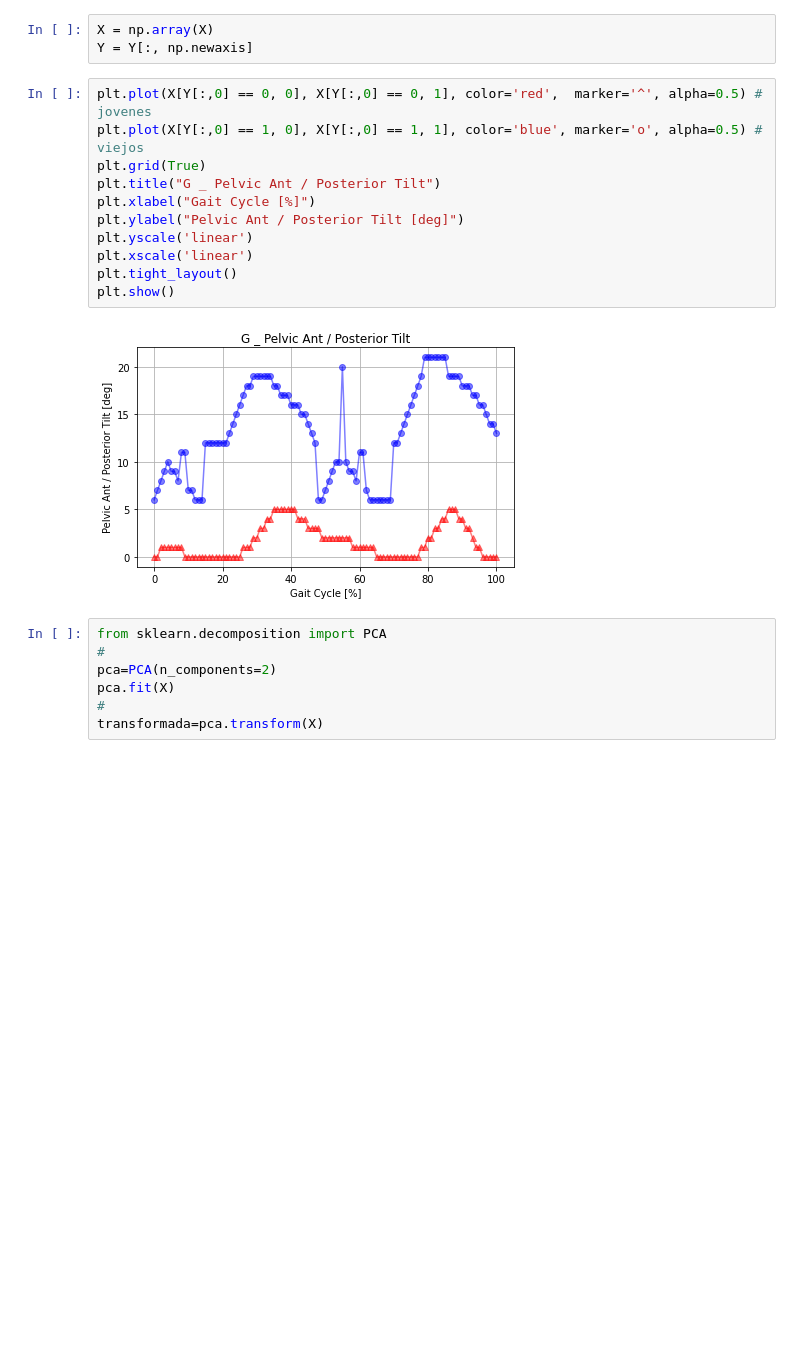
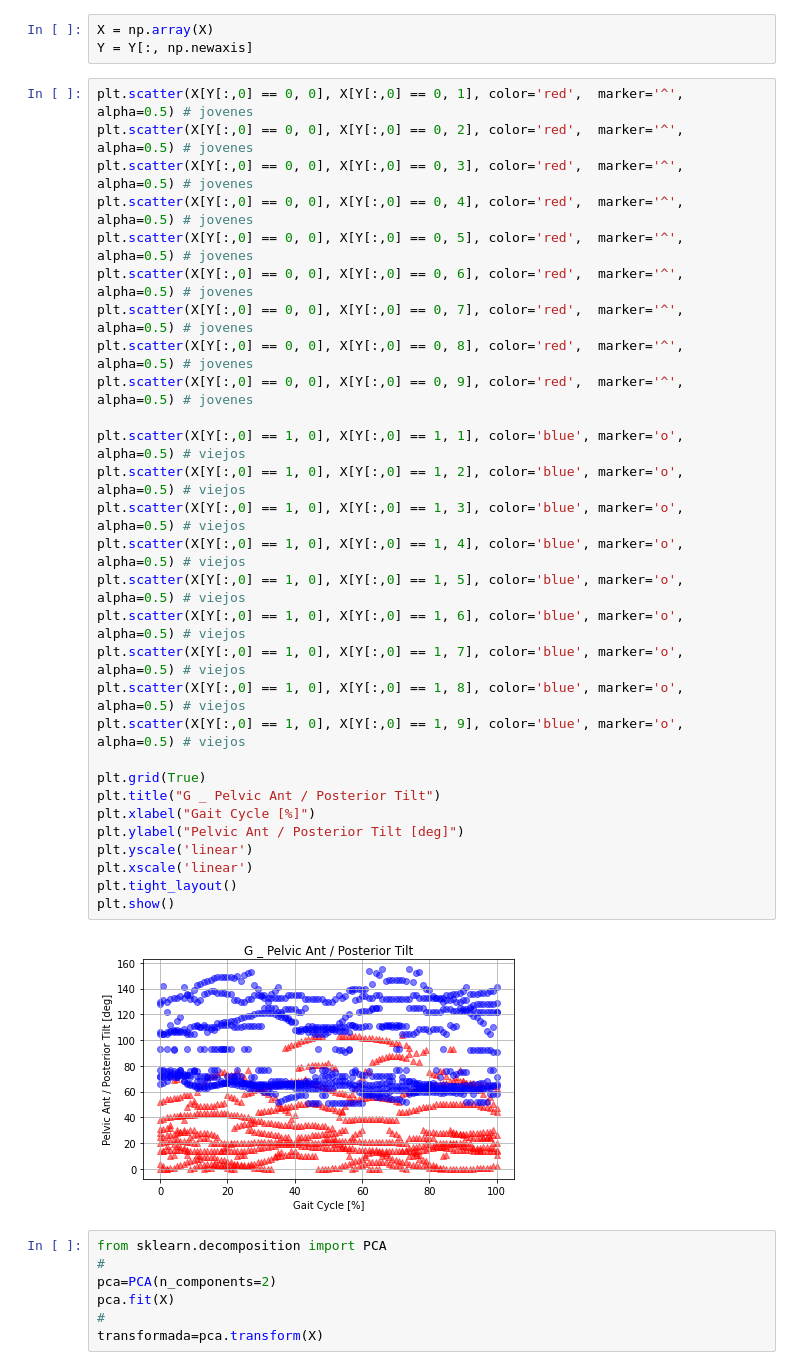
Before and after one commit to Beta628427/Tesis, a Jupyter notebook: 2_Beta___Cod/Beta_PCA/PCA_Cod_master_v1.ipynb, the cells around one changed output. Drawn from its saved outputs; the diff is of its cells as text; blank space fills up the shorter version.

```diff
--- a/2_Beta___Cod/Beta_PCA/PCA_Cod_master_v1.ipynb
+++ b/2_Beta___Cod/Beta_PCA/PCA_Cod_master_v1.ipynb
@@ -65,19 +83,37 @@ Name: 0, Length: 202, dtype: int64
 # %%
 X = np.array(X)
 Y = Y[:, np.newaxis]
-# %%
-plt.plot(X[Y[:,0] == 0, 0], X[Y[:,0] == 0, 1], color='red',  marker='^', alpha=0.5) # jovenes
-plt.plot(X[Y[:,0] == 1, 0], X[Y[:,0] == 1, 1], color='blue', marker='o', alpha=0.5) # viejos
-plt.grid(True)
-plt.title("G _ Pelvic Ant / Posterior Tilt")
-plt.xlabel("Gait Cycle [%]")
-plt.ylabel("Pelvic Ant / Posterior Tilt [deg]")
-plt.yscale('linear')
-plt.xscale('linear')
-plt.tight_layout()
-plt.show()
-# %% [output]
-[figure, removed]
+# %%
+plt.scatter(X[Y[:,0] == 0, 0], X[Y[:,0] == 0, 1], color='red',  marker='^', alpha=0.5) # jovenes
+plt.scatter(X[Y[:,0] == 0, 0], X[Y[:,0] == 0, 2], color='red',  marker='^', alpha=0.5) # jovenes
+plt.scatter(X[Y[:,0] == 0, 0], X[Y[:,0] == 0, 3], color='red',  marker='^', alpha=0.5) # jovenes
+plt.scatter(X[Y[:,0] == 0, 0], X[Y[:,0] == 0, 4], color='red',  marker='^', alpha=0.5) # jovenes
+plt.scatter(X[Y[:,0] == 0, 0], X[Y[:,0] == 0, 5], color='red',  marker='^', alpha=0.5) # jovenes
+plt.scatter(X[Y[:,0] == 0, 0], X[Y[:,0] == 0, 6], color='red',  marker='^', alpha=0.5) # jovenes
+plt.scatter(X[Y[:,0] == 0, 0], X[Y[:,0] == 0, 7], color='red',  marker='^', alpha=0.5) # jovenes
+plt.scatter(X[Y[:,0] == 0, 0], X[Y[:,0] == 0, 8], color='red',  marker='^', alpha=0.5) # jovenes
+plt.scatter(X[Y[:,0] == 0, 0], X[Y[:,0] == 0, 9], color='red',  marker='^', alpha=0.5) # jovenes
+
+plt.scatter(X[Y[:,0] == 1, 0], X[Y[:,0] == 1, 1], color='blue', marker='o', alpha=0.5) # viejos
+plt.scatter(X[Y[:,0] == 1, 0], X[Y[:,0] == 1, 2], color='blue', marker='o', alpha=0.5) # viejos
+plt.scatter(X[Y[:,0] == 1, 0], X[Y[:,0] == 1, 3], color='blue', marker='o', alpha=0.5) # viejos
+plt.scatter(X[Y[:,0] == 1, 0], X[Y[:,0] == 1, 4], color='blue', marker='o', alpha=0.5) # viejos
+plt.scatter(X[Y[:,0] == 1, 0], X[Y[:,0] == 1, 5], color='blue', marker='o', alpha=0.5) # viejos
+plt.scatter(X[Y[:,0] == 1, 0], X[Y[:,0] == 1, 6], color='blue', marker='o', alpha=0.5) # viejos
+plt.scatter(X[Y[:,0] == 1, 0], X[Y[:,0] == 1, 7], color='blue', marker='o', alpha=0.5) # viejos
+plt.scatter(X[Y[:,0] == 1, 0], X[Y[:,0] == 1, 8], color='blue', marker='o', alpha=0.5) # viejos
+plt.scatter(X[Y[:,0] == 1, 0], X[Y[:,0] == 1, 9], color='blue', marker='o', alpha=0.5) # viejos
+
+plt.grid(True)
+plt.title("G _ Pelvic Ant / Posterior Tilt")
+plt.xlabel("Gait Cycle [%]")
+plt.ylabel("Pelvic Ant / Posterior Tilt [deg]")
+plt.yscale('linear')
+plt.xscale('linear')
+plt.tight_layout()
+plt.show()
+# %% [output]
+[figure, added]
 # %%
 from sklearn.decomposition import PCA
 #
```
Also changed, not shown: parts of 4 cells of this notebook.
